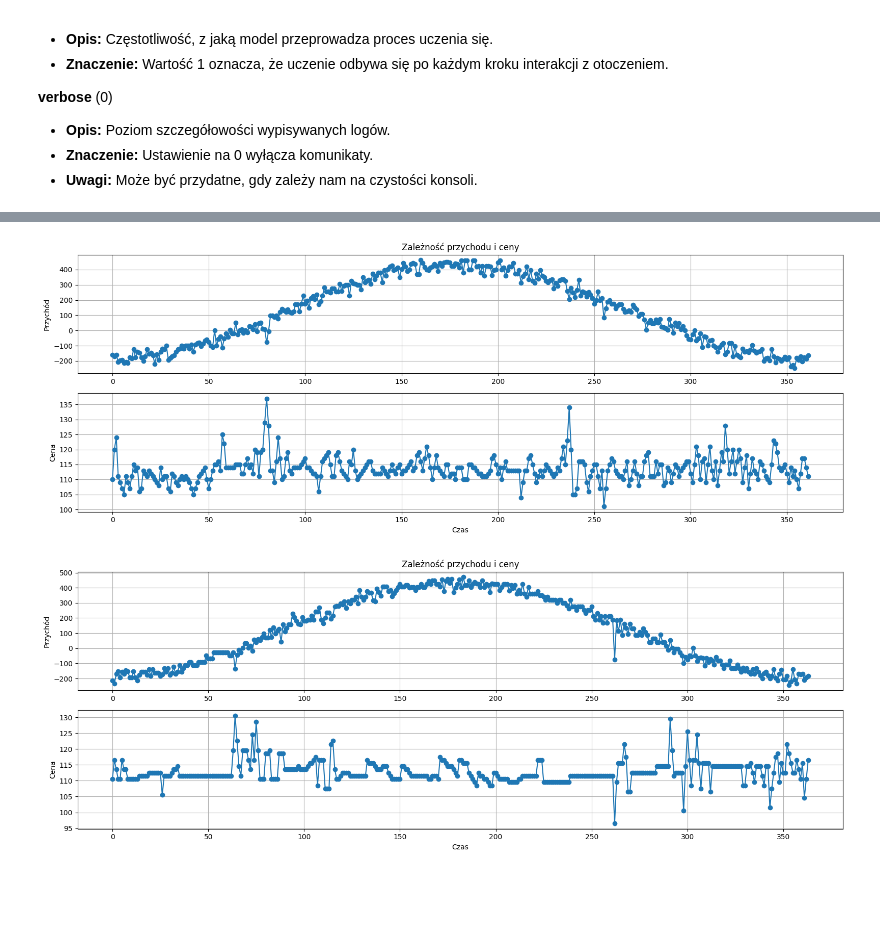
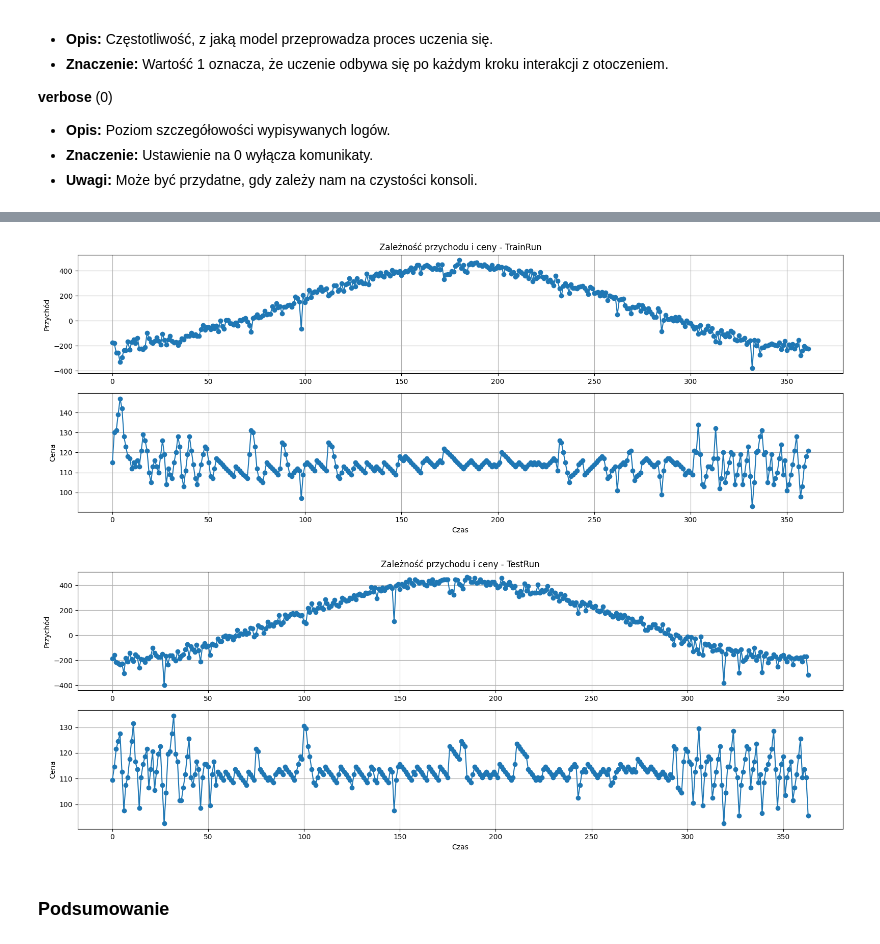
Before and after one commit to SerhiiOstropolskyi/Dynamic-retail-pricing-using-reinforcement-learning---Deep-Q-Network-DQN-, a Jupyter notebook: ML_Project.ipynb, the cells around one changed output, grey strips where cells are left out. Cells and saved outputs as stored; diff of their text form; code cells hidden in the pictures; blank space fills up the shorter version.

```diff
--- a/ML_Project.ipynb
+++ b/ML_Project.ipynb
@@ -447,0 +587,31 @@ plt.show()
+# %%
+dqn_params = {
+    "learning_rate": best_lr,
+    "buffer_size": 1000000,
+    "learning_starts": 100,
+    "batch_size": 32,
+    "gamma": best_ga,
+    "train_freq": 1,
+    "verbose": 0,
+}
+
+epochs_number = 50
+
+# Inicjalizacja środowisk treningowego i testowego
+train_env = DynamicPricingEnv(train_data, window_size=best_wn, delta=15)
+test_env  = DynamicPricingEnv(test_data, window_size=best_wn, delta=15)
+
+# Inicjalizacja i trenowanie modelu DQN
+model = DQN('MlpPolicy', train_env, **dqn_params)
+# Wyrównanie liczby timesteps żeby dostać jednakową liczbę kroków w poszczególnych epokach
+# liczba kroków w epoce: total_timesteps // epochs_number = 362 dni (1 rok)
+total_timesteps = epochs_number * (len(train_data)-1) - epochs_number - 1
+model.learn(total_timesteps=total_timesteps)
+
+# Faza testowa
+obs, _ = test_env.reset()
+for _ in range(len(test_data) - 1):
+    action, _ = model.predict(obs)
+    obs, reward, terminated, _, _ = test_env.step(action)
+    if terminated:
+        break
@@ -518,12 +694,12 @@ plt.show()
 # %%
-# Wizualizacja wyników
+# Wizualizacja wyników Train
 fig, axs = plt.subplots(2, 1, figsize=(16, 6))
 
 # Wykres przychodu
 axs[0].plot(train_env.revenues, marker='o')
 axs[0].set_ylabel('Przychód')
 axs[0].grid(True)
-axs[0].set_title('Zależność przychodu i ceny')
+axs[0].set_title('Zależność przychodu i ceny - TrainRun')
 
 # Wykres ceny
 axs[1].plot(train_env.prices, marker='o')
@@ -534,24 +710,26 @@ axs[1].grid(True)
 plt.tight_layout()
 plt.show()
 # %% [output]
-[figure, old version]
+[figure, new version]
 # %%
-# Wizualizacja wyników
+# Wizualizacja wyników Test
 fig, axs = plt.subplots(2, 1, figsize=(16, 6))
 
 # Wykres przychodu
 axs[0].plot(test_env.revenues, marker='o')
 axs[0].set_ylabel('Przychód')
 axs[0].grid(True)
-axs[0].set_title('Zależność przychodu i ceny')
+axs[0].set_title('Zależność przychodu i ceny - TestRun')
 
 # Wykres ceny
 axs[1].plot(test_env.prices, marker='o')
 axs[1].set_ylabel('Cena')
 axs[1].set_xlabel('Czas')
 axs[1].grid(True)
 
 plt.tight_layout()
 plt.show()
 # %% [output]
-[figure, old version]
+[figure, new version]
+# %% [markdown]
+### Podsumowanie
```
Also changed, not shown: parts of 21 cells of this notebook.
